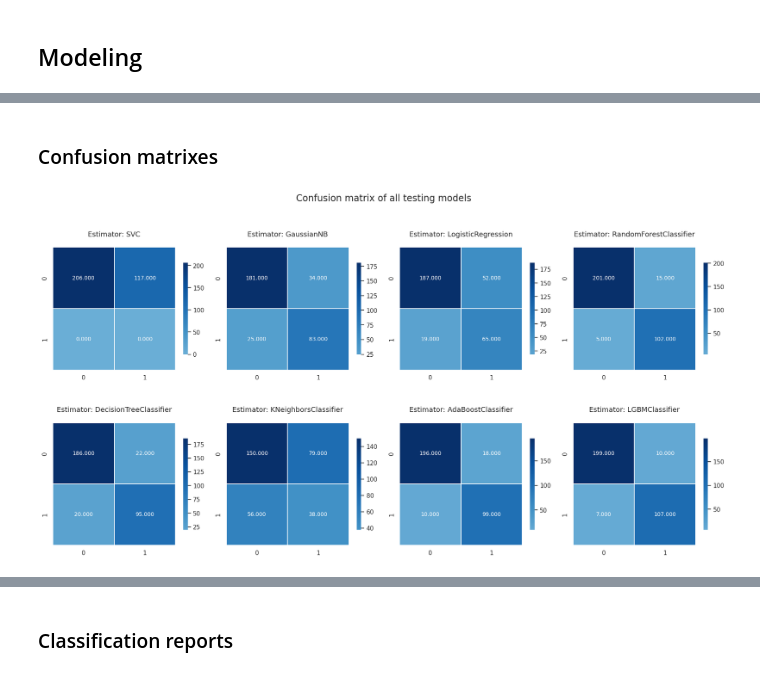
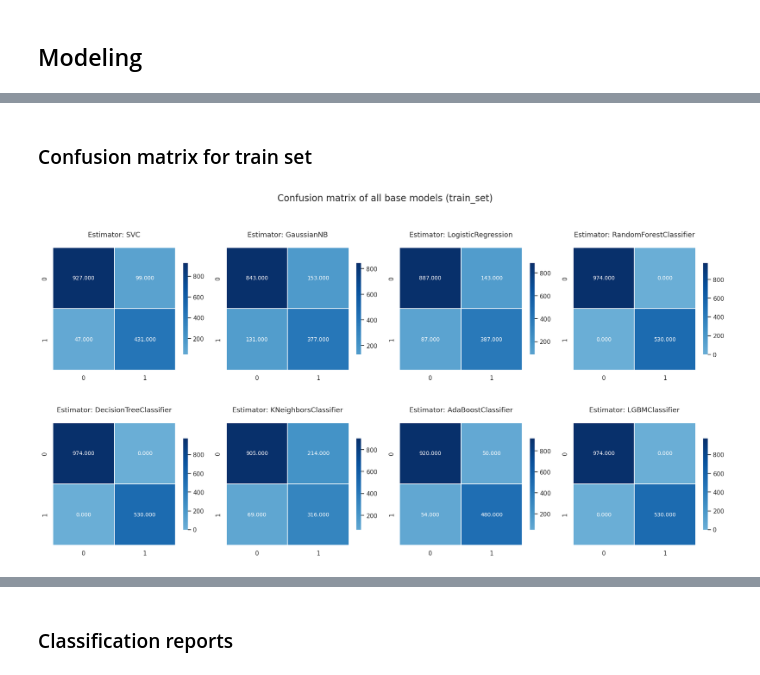
Before and after one commit to lovecrushfamily/Alzheimer_Disease, a Jupyter notebook: notebook.ipynb, the cells around one changed output, grey strips where cells are left out. Drawn from its saved outputs; the diff is of its cells as text; code cells hidden in the pictures.

Commit message:
Adding new report of training set

```diff
--- a/notebook.ipynb
+++ b/notebook.ipynb
@@ -254,7 +259,7 @@ plt.show()
 num_cols = 4
 num_rows = (len(numerical_features) + num_cols - 1) // num_cols  # Calculate the number of rows
 
-fig, axes = plt.subplots(num_rows, num_cols, figsize=(18, 5 * num_rows))
+fig, axes = plt.subplots(num_rows, num_cols, figsize=(15, 4 * num_rows))
 
 axes = axes.ravel()
 
@@ -453,13 +493,26 @@ base_models = [svc, naive, logistic, forest, tree, knn, ada, light]
 # %%
-classification_reports = {}
-confusion_matrixes = {}
+classification_train_reports = {}
+classification_test_reports = {}
+confusion_matrixes_test_set = {}
+confusion_matrixes_train_set = {}
 
-for model in base_models:
+def validate_model(base_models, X_true, y_true):
 
-    model.fit(X_train, y_train)
-    y_pred = model.predict(X_test)
+    confusion_matrixes = {}
+    classification_reports = {}
 
-    classification_reports[model.__class__.__name__ ] = classification_report(y_pred, y_test)
-    confusion_matrixes[model.__class__.__name__ ] = (confusion_matrix(y_pred, y_test))
+    for model in base_models:
+
+        model.fit(X_train, y_train)
+        y_pred = model.predict(X_true)
+
+        confusion_matrixes[model.__class__.__name__ ] = (confusion_matrix(y_pred, y_true))
+        classification_reports[model.__class__.__name__ ] = classification_report(y_pred, y_true)
+
+    return confusion_matrixes, classification_reports
+
+
+confusion_matrixes_train_set, classification_train_reports = validate_model(base_models, X_train, y_train)
+confusion_matrixes_test_set, classification_test_reports = validate_model(base_models, X_test, y_test)
 # %% [output]
 [LightGBM] [Info] Number of positive: 530, number of negative: 974
@@ -472,35 +532,36 @@ You can set `force_col_wise=true` to remove the overhead.
-# %% [markdown]
-### Confusion matrixes
+# %% [markdown]
+### Confusion matrix for train set
 # %%
+
+
 num_cols = 4
-num_rows = (len(confusion_matrixes) + num_cols - 1) // num_cols  # Calculate the number of rows
+num_rows = (len(confusion_matrixes_train_set) + num_cols - 1) // num_cols  # Calculate the number of rows
 
 fig, axes = plt.subplots(num_rows, num_cols, figsize=(18, 5 * num_rows))
 
 axes = axes.ravel()
 
-fig.suptitle("Confusion matrix of all testing models ", y=1, fontsize=17)
+fig.suptitle("Confusion matrix of all base models (train_set)", y=1, fontsize=17)
 
-for i, model_name in enumerate(confusion_matrixes):
+for i, model_name in enumerate(confusion_matrixes_train_set):
 
     ax = axes[i]
 
-    sns.heatmap(confusion_matrixes[model_name],  cmap='Blues', center=0,
+    sns.heatmap(confusion_matrixes_train_set[model_name],  cmap='Blues', center=0,
                 square=True, linewidths=0.01, cbar_kws={"shrink": 0.5},
                 annot=True, fmt=".3f", annot_kws={"fontsize": 10},
                 linecolor='white', cbar=True, ax=ax)
-
 
     ax.set_title(f"Estimator: {model_name}", fontsize=13,pad=20)
 
 
 # Remove empty subplots if necessary
-if len(confusion_matrixes) < num_cols * num_rows:
-    for i in range(len(confusion_matrixes), num_cols * num_rows):
+if len(confusion_matrixes_train_set) < num_cols * num_rows:
+    for i in range(len(confusion_matrixes_train_set), num_cols * num_rows):
         fig.delaxes(axes[i])
 
 
 plt.tight_layout() # Adjust spacing between subplots
 plt.show()
 # %% [output]
-[figure, old version]
+[figure, new version]
```
Also changed, not shown: parts of 41 cells of this notebook.
